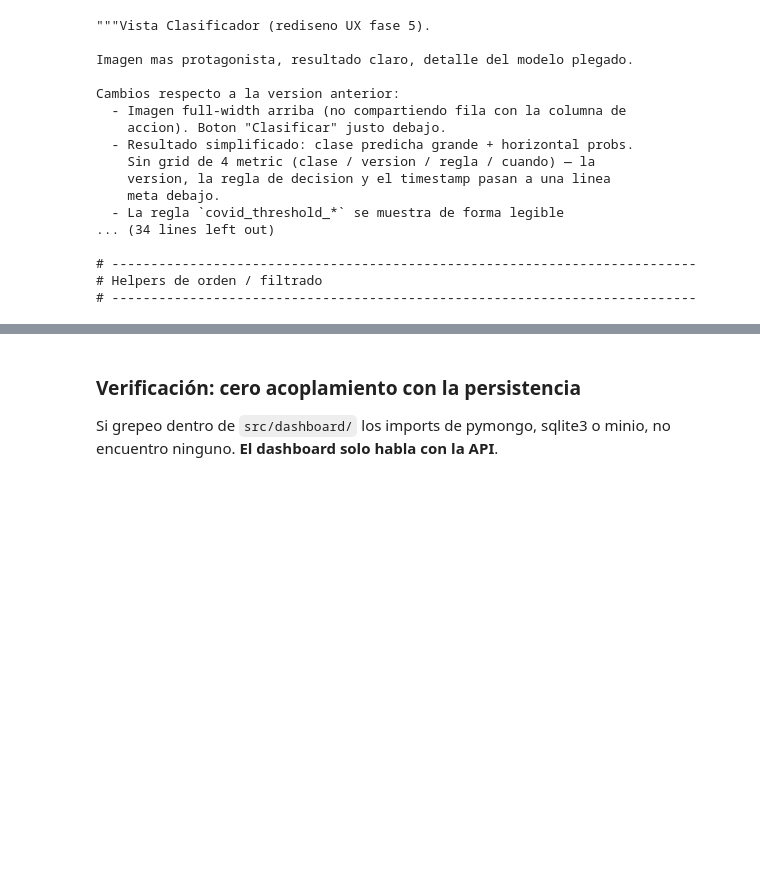
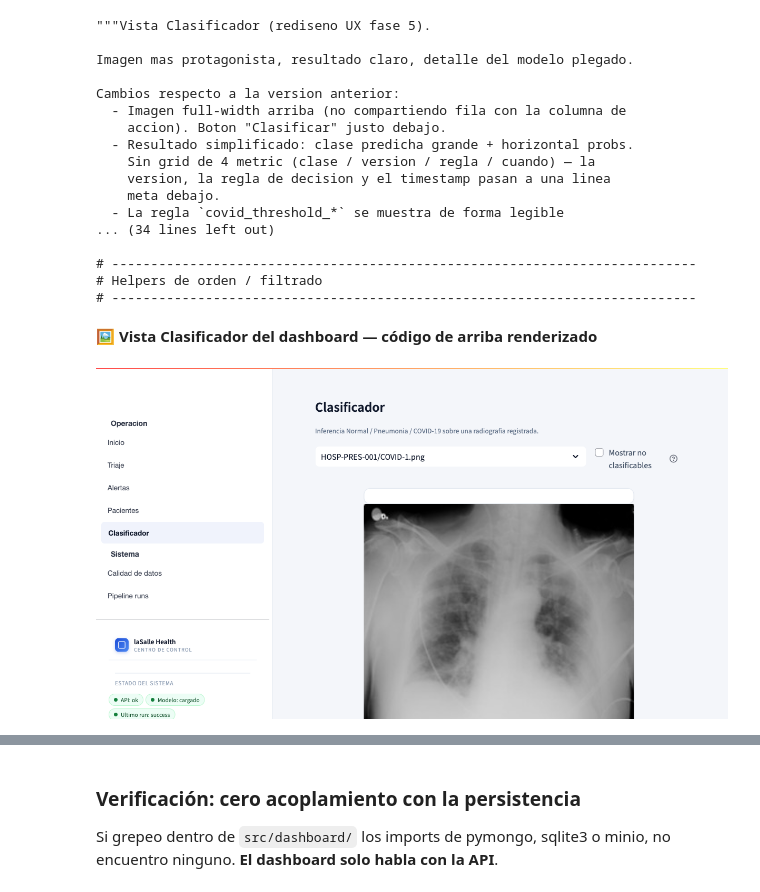
Before and after one commit to LaSalleGracia-MasterIA-BD/pr-ctica-integradora-final-alejandromarinas_yagoalonso, a Jupyter notebook: notebooks/presentacion-proyecto.ipynb, the cells around one changed output, grey strips where cells are left out. Saved outputs shown, nothing was run; the diff lists cells and outputs as text; code cells hidden in the pictures; blank space fills up the shorter version.

```diff
--- a/notebooks/presentacion-proyecto.ipynb
+++ b/notebooks/presentacion-proyecto.ipynb
@@ -973,3 +987,10 @@ Cambios respecto a la version anterior:
 # ---------------------------------------------------------------------------
 # Helpers de orden / filtrado
 # ---------------------------------------------------------------------------
+# %%
+from IPython.display import Image, display, Markdown
+display(Markdown('**🖼️ Vista Clasificador del dashboard — código de arriba renderizado**'))
+display(Image(filename=str(PROJECT_ROOT / 'docs' / 'presentation' / 'img' / 'dash-clasificador.png'), width=900))
+# %% [output]
+**🖼️ Vista Clasificador del dashboard — código de arriba renderizado**
+[figure, added]
```
Also changed, not shown: parts of 7 cells of this notebook.
